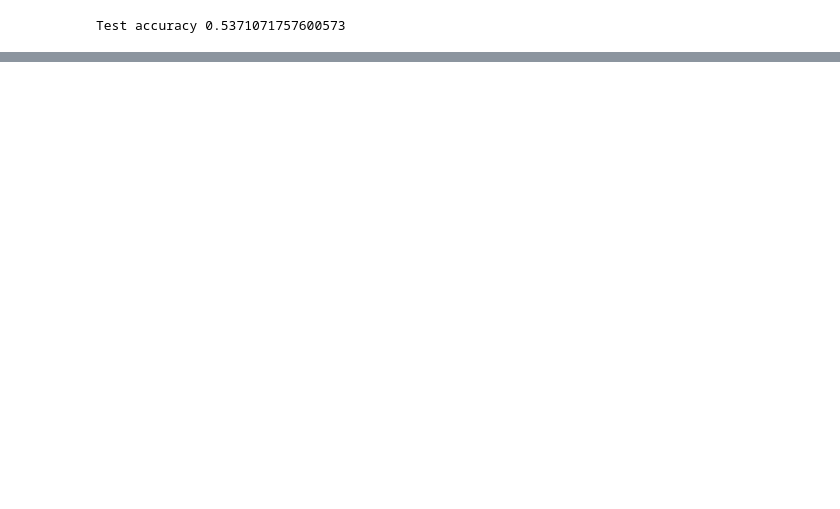
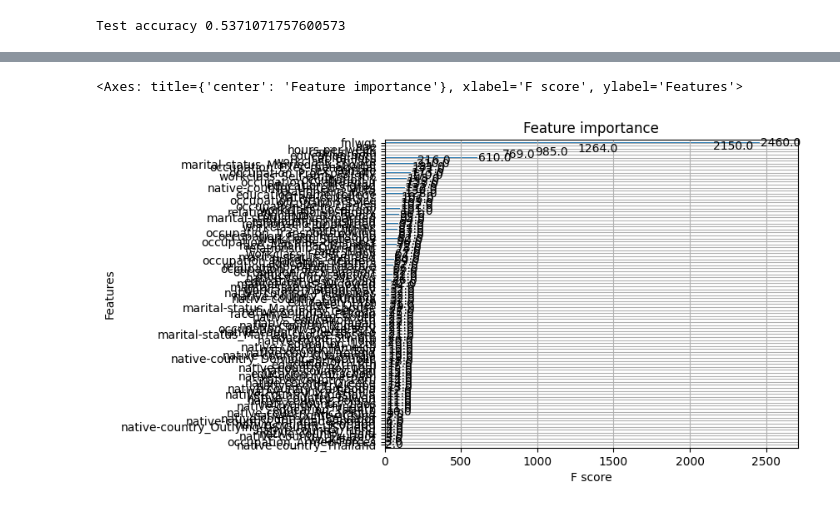
Before and after one commit to bardhprenkaj/ML_labs, a Jupyter notebook: src/2023_22/lab1/Introduction_to_Machine_Learning_with_Decision_Trees,_Random_Forests,_and_XGBoost.ipynb, the cells around one changed output, grey strips where cells are left out. Drawn from its saved outputs; the diff is of its cells as text; code cells hidden in the pictures; blank space fills up the shorter version.

```diff
--- a/src/2023_22/lab1/Introduction_to_Machine_Learning_with_Decision_Trees,_Random_Forests,_and_XGBoost.ipynb
+++ b/src/2023_22/lab1/Introduction_to_Machine_Learning_with_Decision_Trees,_Random_Forests,_and_XGBoost.ipynb
@@ -152,0 +211,31 @@ Test accuracy 0.5371071757600573
+# %%
+from sklearn.model_selection import GridSearchCV
+
+# Define the hyperparameter grid
+param_grid = {
+    'n_estimators': [5, 10, 15],
+    'max_depth': [10, 20],
+    'min_samples_split': [2, 5, 10],
+}
+
+# Create a RandomForestClassifier instance
+rf_classifier = RandomForestClassifier(random_state=42)
+
+# Create GridSearchCV object
+grid_search = GridSearchCV(rf_classifier, param_grid, cv=5, scoring='accuracy', n_jobs=-1)
+
+# Fit the grid search to the data
+grid_search.fit(X_train_adult, y_train_adult)
+
+# Print the best hyperparameters
+print("Best Hyperparameters:", grid_search.best_params_)
+
+# Get the best model
+best_rf_model = grid_search.best_estimator_
+
+# Make predictions on the test set using the best model
+y_pred_best = best_rf_model.predict(X_test_adult)
+
+# Evaluate the accuracy of the best model
+accuracy_best = accuracy_score(y_test_adult, y_pred_best)
+print("Best Model Accuracy:", accuracy_best)
@@ -186,0 +324,5 @@ Test accuracy 0.593100624424199
+# %%
+xgb.plot_importance(xgb_model)
+# %% [output]
+<Axes: title={'center': 'Feature importance'}, xlabel='F score', ylabel='Features'>
+[figure, added]
```
Also changed, not shown: parts of 27 cells of this notebook.
